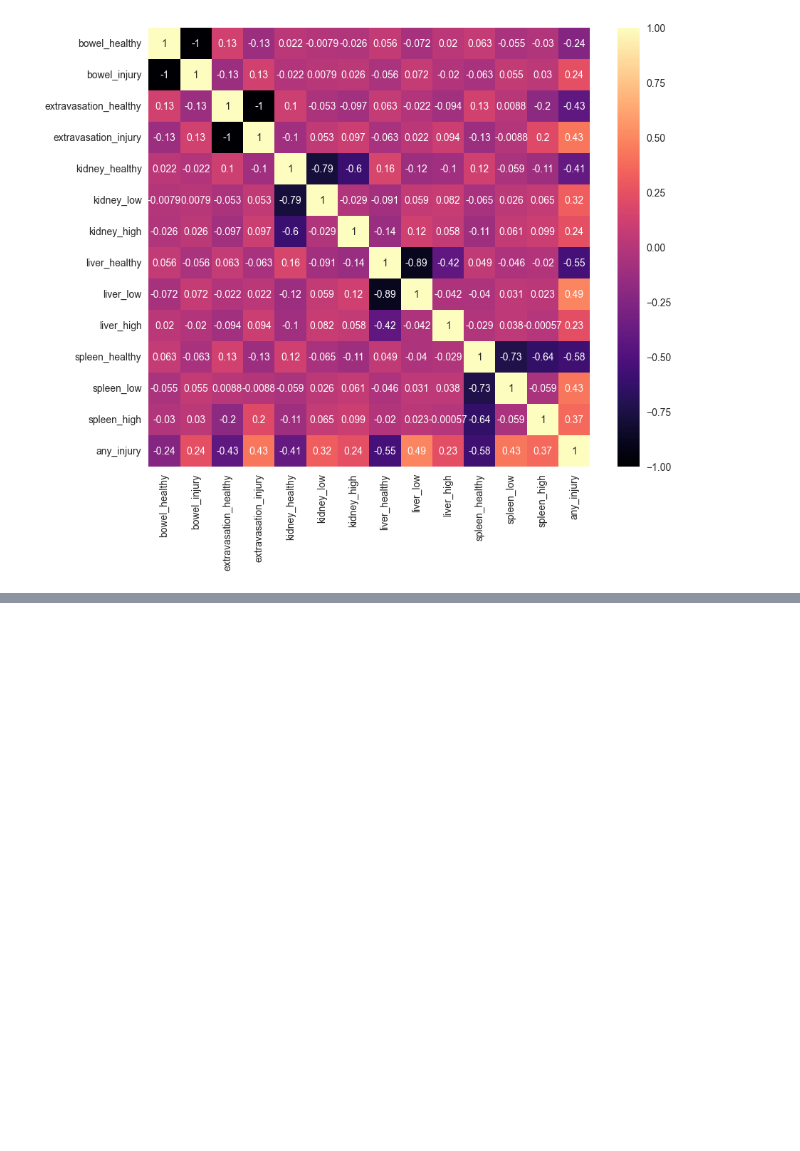
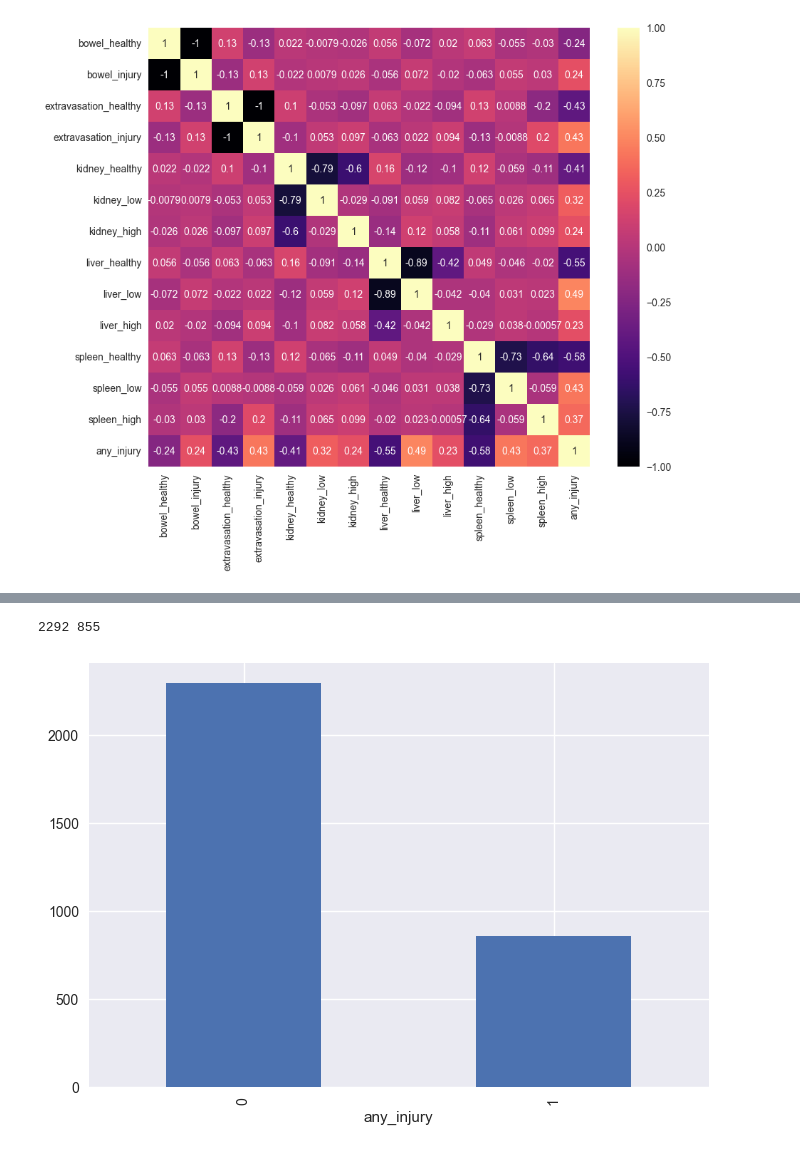
Before and after one commit to PedroAMtz/RSNA_Abdominal_Trauma, a Jupyter notebook: EDA/RSNA_EDA.ipynb, the cells around one changed output, grey strips where cells are left out. Cells and saved outputs as stored; diff of their text form; code cells hidden in the pictures; blank space fills up the shorter version.

```diff
--- a/EDA/RSNA_EDA.ipynb
+++ b/EDA/RSNA_EDA.ipynb
@@ -189,0 +515,8 @@ plt.show();
+# %%
+fig, ax = plt.subplots()
+data['any_injury'].value_counts().plot(ax=ax, kind='bar')
+print(len(data.loc[data["any_injury"] == 0]), len(data.loc[data["any_injury"] == 1]))
+plt.show()
+# %% [output]
+2292 855
+[figure, added]
```
Also changed, not shown: parts of 32 cells of this notebook.
